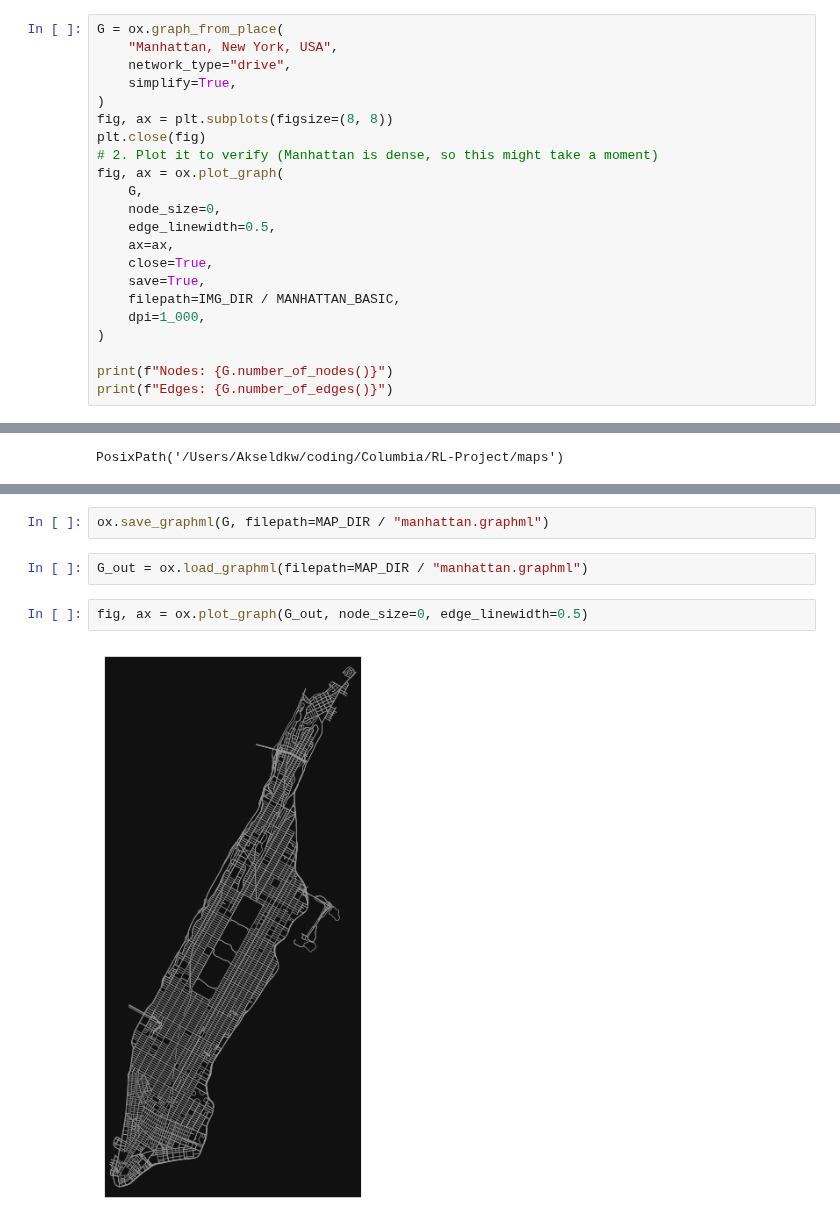
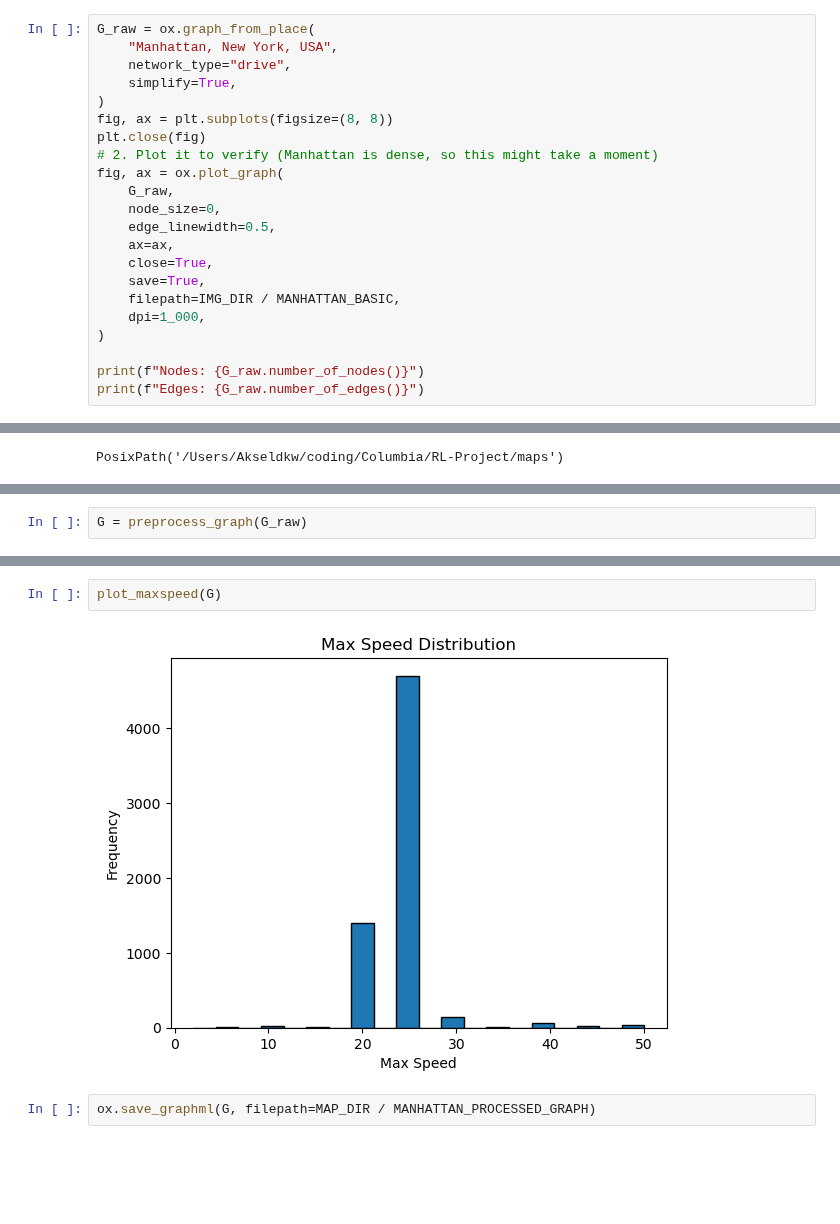
Before and after one commit to akseldkw07/Waymo-Agent, a Jupyter notebook: notebooks/osmnx-save-manhattan.ipynb, the cells around one changed output, grey strips where cells are left out. Cells and saved outputs as stored; diff of their text form; blank space fills up the shorter version.

```diff
--- a/notebooks/osmnx-save-manhattan.ipynb
+++ b/notebooks/osmnx-save-manhattan.ipynb
@@ -4,7 +4,7 @@
 # %%
 from waymo_agent import *
 # %%
-G = ox.graph_from_place(
+G_raw = ox.graph_from_place(
     "Manhattan, New York, USA",
     network_type="drive",
     simplify=True,
@@ -13,7 +13,7 @@ fig, ax = plt.subplots(figsize=(8, 8))
 plt.close(fig)
 # 2. Plot it to verify (Manhattan is dense, so this might take a moment)
 fig, ax = ox.plot_graph(
-    G,
+    G_raw,
     node_size=0,
     edge_linewidth=0.5,
     ax=ax,
@@ -23,6 +23,6 @@ fig, ax = ox.plot_graph(
     dpi=1_000,
 )
 
-print(f"Nodes: {G.number_of_nodes()}")
-print(f"Edges: {G.number_of_edges()}")
+print(f"Nodes: {G_raw.number_of_nodes()}")
+print(f"Edges: {G_raw.number_of_edges()}")
 # %% [output]
@@ -52,0 +47,2 @@ PosixPath('/Users/Akseldkw/coding/Columbia/RL-Project/maps')
+# %%
+G = preprocess_graph(G_raw)
@@ -53,8 +58,6 @@ PosixPath('/Users/Akseldkw/coding/Columbia/RL-Project/maps')
+# %%
+plot_maxspeed(G)
+# %% [output]
+[figure, added]
 # %%
-ox.save_graphml(G, filepath=MAP_DIR / "manhattan.graphml")
+ox.save_graphml(G, filepath=MAP_DIR / MANHATTAN_PROCESSED_GRAPH)
-# %%
-G_out = ox.load_graphml(filepath=MAP_DIR / "manhattan.graphml")
-# %%
-fig, ax = ox.plot_graph(G_out, node_size=0, edge_linewidth=0.5)
-# %% [output]
-[figure, removed]
```
Also changed, not shown: parts of 10 cells of this notebook, 13 other files.
